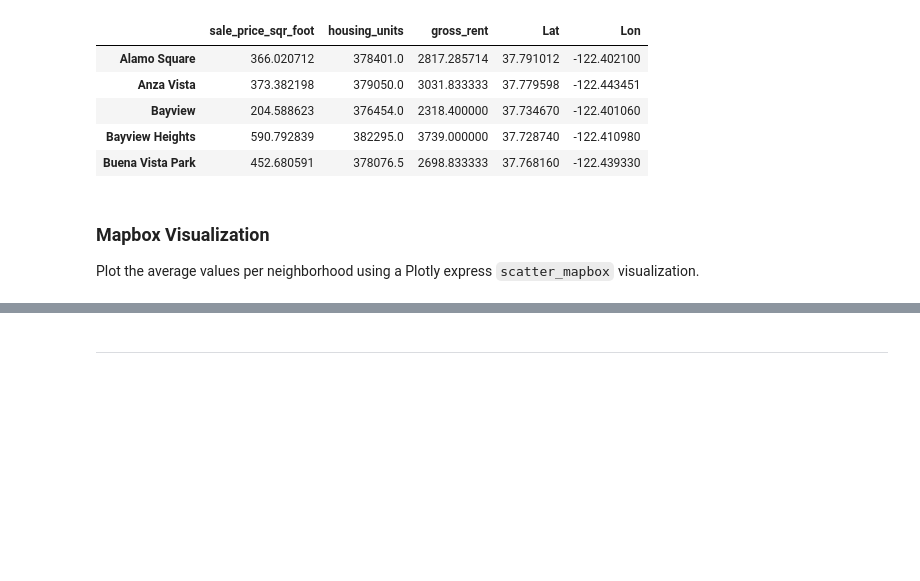
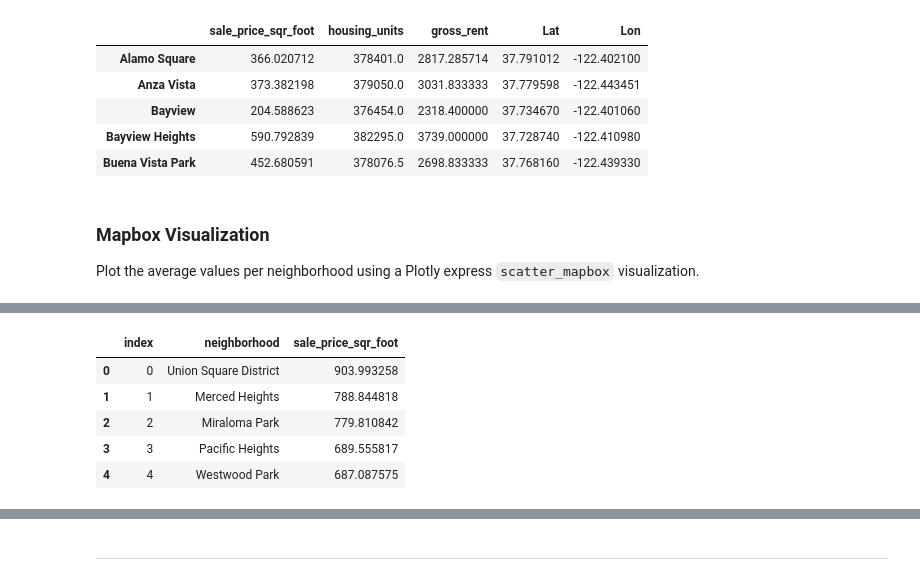
Before and after one commit to Antharithm/PyViz, a Jupyter notebook: 06-PyViz/Instructions/Starter_Code/rental_analysis.ipynb, the cells around one changed output, grey strips where cells are left out. Drawn from its saved outputs; the diff is of its cells as text; code cells hidden in the pictures; blank space fills up the shorter version.

```diff
--- a/06-PyViz/Instructions/Starter_Code/rental_analysis.ipynb
+++ b/06-PyViz/Instructions/Starter_Code/rental_analysis.ipynb
@@ -351,3 +376,13 @@ Plot the average values per neighborhood using a Plotly express `scatter_mapbox`
+# %%
+top_10_mean_sale_price_of_neighborhood_df = top_10_mean_sale_price_of_neighborhood_df.reset_index()
+top_10_mean_sale_price_of_neighborhood_df.head()
+# %% [output]
+|  | index | neighborhood | sale_price_sqr_foot |
+| 0 | 0 | Union Square District | 903.993258 |
+| 1 | 1 | Merced Heights | 788.844818 |
+| 2 | 2 | Miraloma Park | 779.810842 |
+| 3 | 3 | Pacific Heights | 689.555817 |
+| 4 | 4 | Westwood Park | 687.087575 |
 # %%
 # Set the mapbox access token
 px.set_mapbox_access_token(map_box_api)
```
Also changed, not shown: parts of 6 cells of this notebook.
